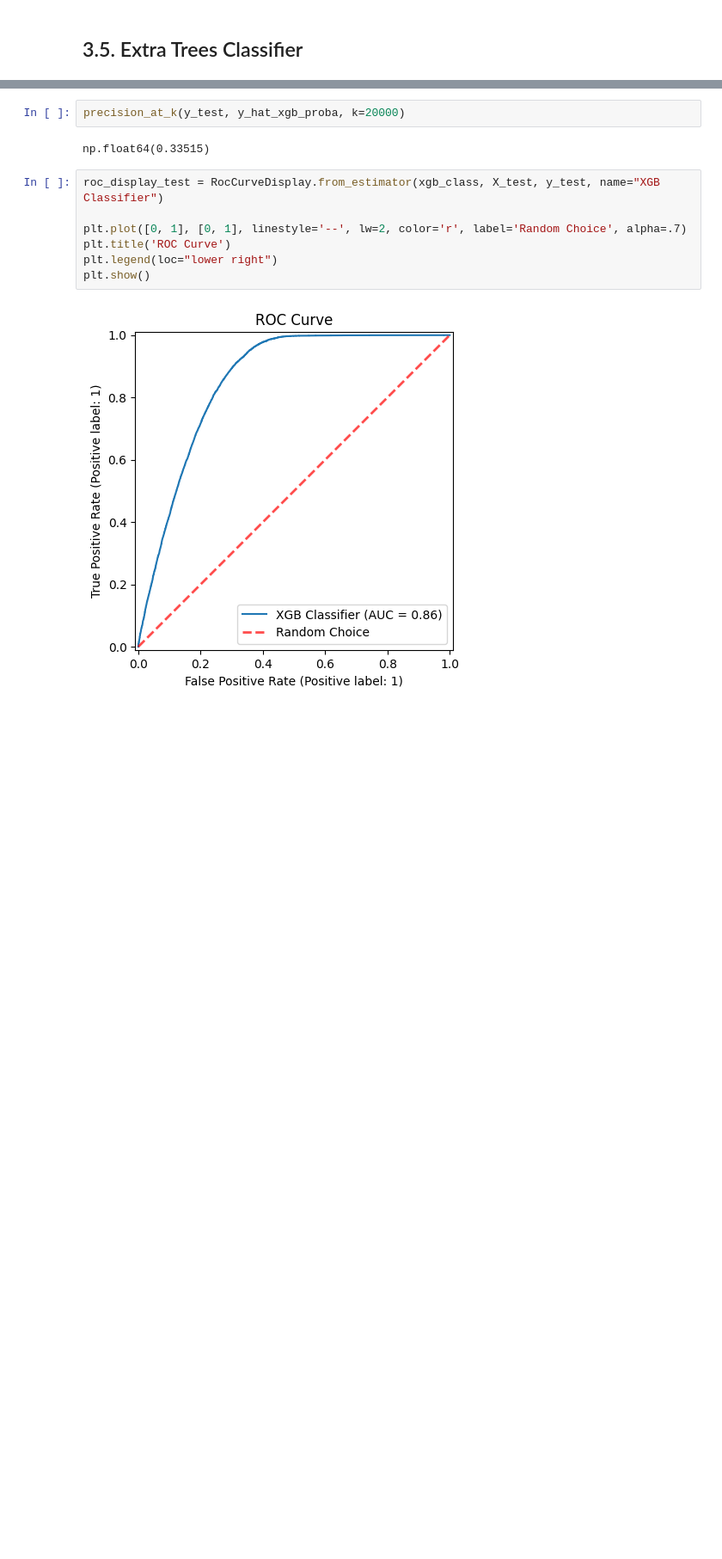
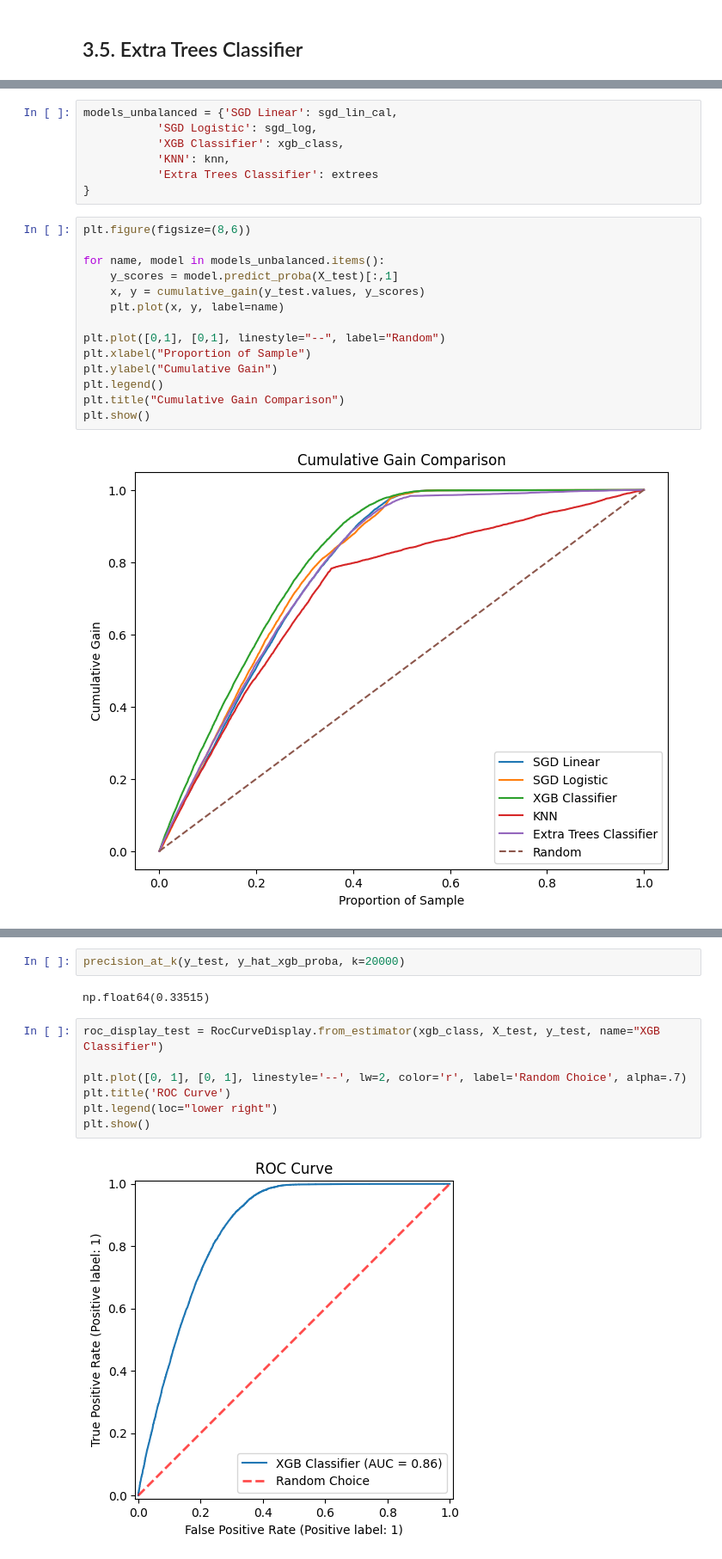
Before and after one commit to iury-repo/health_insurance_cs, a Jupyter notebook: notebooks/2-ims-modeling.ipynb, the cells around one changed output, grey strips where cells are left out. Shown at 86% size. Drawn from its saved outputs; the diff is of its cells as text; blank space fills up the shorter version.

```diff
--- a/notebooks/2-ims-modeling.ipynb
+++ b/notebooks/2-ims-modeling.ipynb
@@ -445,0 +488,23 @@ metrics_summary
+# %%
+models_unbalanced = {'SGD Linear': sgd_lin_cal,
+           'SGD Logistic': sgd_log,
+           'XGB Classifier': xgb_class,
+           'KNN': knn,
+           'Extra Trees Classifier': extrees
+}
+# %%
+plt.figure(figsize=(8,6))
+
+for name, model in models_unbalanced.items():
+    y_scores = model.predict_proba(X_test)[:,1]
+    x, y = cumulative_gain(y_test.values, y_scores)
+    plt.plot(x, y, label=name)
+
+plt.plot([0,1], [0,1], linestyle="--", label="Random")
+plt.xlabel("Proportion of Sample")
+plt.ylabel("Cumulative Gain")
+plt.legend()
+plt.title("Cumulative Gain Comparison")
+plt.show()
+# %% [output]
+[figure, added]
```
Also changed, not shown: parts of 60 cells of this notebook.
